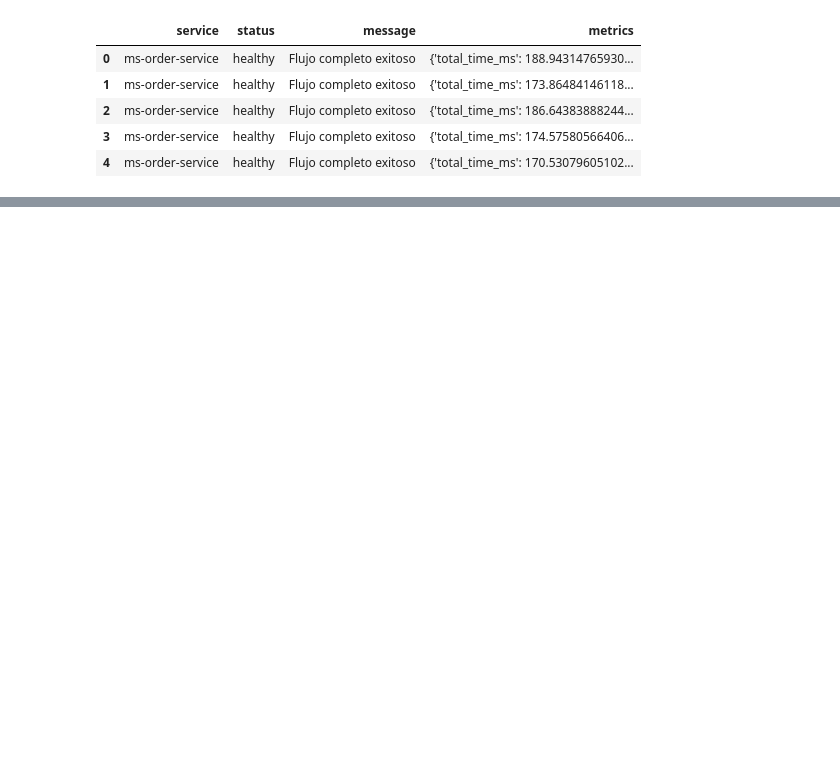
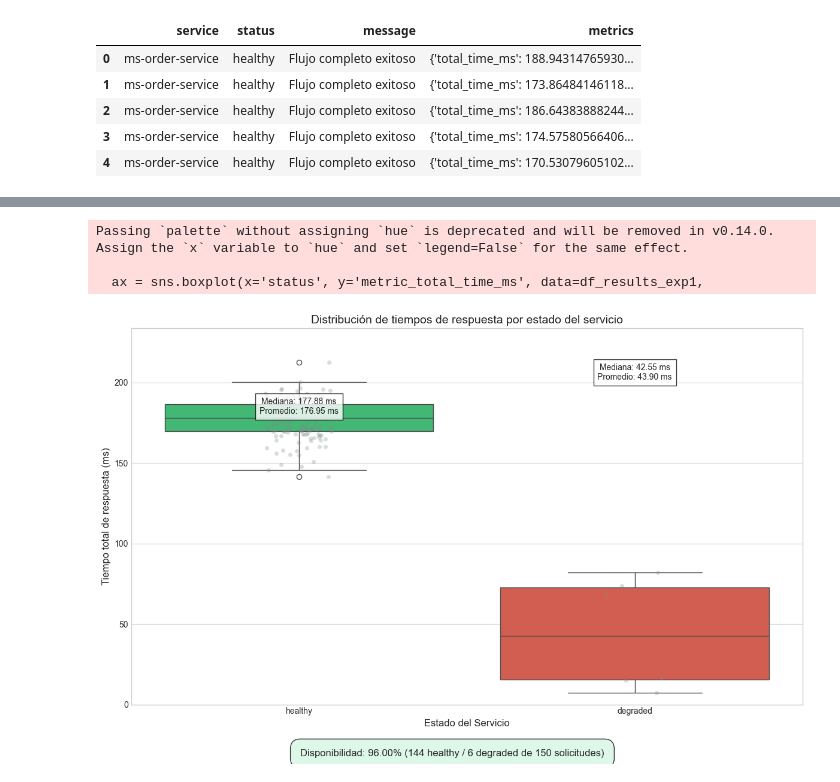
Before and after one commit to Estrategia-e-innovacion-de-TI/curso_arquitectura_informacion_MR, a Jupyter notebook: Reto2/notebooks/exp1_disponibilidad/analisis_resultados.ipynb, the cells around one changed output, grey strips where cells are left out. Saved outputs shown, nothing was run; the diff lists cells and outputs as text; code cells hidden in the pictures; blank space fills up the shorter version.

```diff
--- a/Reto2/notebooks/exp1_disponibilidad/analisis_resultados.ipynb
+++ b/Reto2/notebooks/exp1_disponibilidad/analisis_resultados.ipynb
@@ -177,0 +96,74 @@ KeyError: 'label'
+# %%
+import matplotlib.pyplot as plt
+import seaborn as sns
+import numpy as np
+
+# Configurar el estilo de visualización
+plt.style.use('seaborn-v0_8-whitegrid')
+sns.set_palette('Set2')
+
+# Crear la figura con un tamaño adecuado
+plt.figure(figsize=(12, 8))
+
+# Crear el boxplot agrupado por status
+ax = sns.boxplot(x='status', y='metric_total_time_ms', data=df_results_exp1,
+            palette={'healthy': '#2ecc71', 'degraded': '#e74c3c'})
+
+# Añadir puntos individuales para ver la distribución
+sns.stripplot(x='status', y='metric_total_time_ms', data=df_results_exp1,
+             jitter=True, alpha=0.3, color='#7f8c8d')
+
+# Añadir etiquetas y título
+plt.xlabel('Estado del Servicio', fontsize=12)
+plt.ylabel('Tiempo total de respuesta (ms)', fontsize=12)
+plt.title('Distribución de tiempos de respuesta por estado del servicio', fontsize=14)
+
+# Añadir estadísticas descriptivas
+for status in df_results_exp1['status'].unique():
+    data = df_results_exp1[df_results_exp1['status'] == status]['metric_total_time_ms']
+    median = np.median(data)
+    mean = np.mean(data)
+
+    # Añadir texto con estadísticas
+    y_pos = df_results_exp1['metric_total_time_ms'].max() * 0.85
+    if status == 'degraded':
+        y_pos = df_results_exp1['metric_total_time_ms'].max() * 0.95
+
+    plt.text(
+        list(df_results_exp1['status'].unique()).index(status),
+        y_pos,
+        f'Mediana: {median:.2f} ms\nPromedio: {mean:.2f} ms',
+        ha='center',
+        bbox={'facecolor': 'white', 'alpha': 0.8, 'pad': 5}
+    )
+
+# Ajustar escala del eje Y si hay valores atípicos extremos
+q1 = df_results_exp1['metric_total_time_ms'].quantile(0.25)
+q3 = df_results_exp1['metric_total_time_ms'].quantile(0.75)
+iqr = q3 - q1
+upper_whisker = min(df_results_exp1['metric_total_time_ms'].max(), q3 + 1.5 * iqr)
+plt.ylim(0, upper_whisker * 1.1)
+
+# Calcular métricas de disponibilidad
+total_requests = len(df_results_exp1)
+healthy_requests = df_results_exp1['status'].value_counts().get('healthy', 0)
+degraded_requests = df_results_exp1['status'].value_counts().get('degraded', 0)
+availability = (healthy_requests / total_requests) * 100
+
+# Añadir anotación con información de disponibilidad
+plt.figtext(0.5, 0.01,
+           f'Disponibilidad: {availability:.2f}% ({healthy_requests} healthy / {degraded_requests} degraded de {total_requests} solicitudes)',
+           ha='center',
+           fontsize=12,
+           bbox={'facecolor': '#d5f5e3', 'alpha': 0.8, 'pad': 8, 'boxstyle': 'round,pad=1'})
+
+# Ajustar límites de la gráfica
+plt.tight_layout(rect=[0, 0.05, 1, 0.95])
+
+# Mostrar la gráfica
+plt.show()
+# %% [output]
+Passing `palette` without assigning `hue` is deprecated and will be removed in v0.14.0. Assign the `x` variable to `hue` and set `legend=False` for the same effect.
+
+  ax = sns.boxplot(x='status', y='metric_total_time_ms', data=df_results_exp1,
+[figure, added]
```
Also changed, not shown: parts of 4 cells of this notebook, 1 other file.
